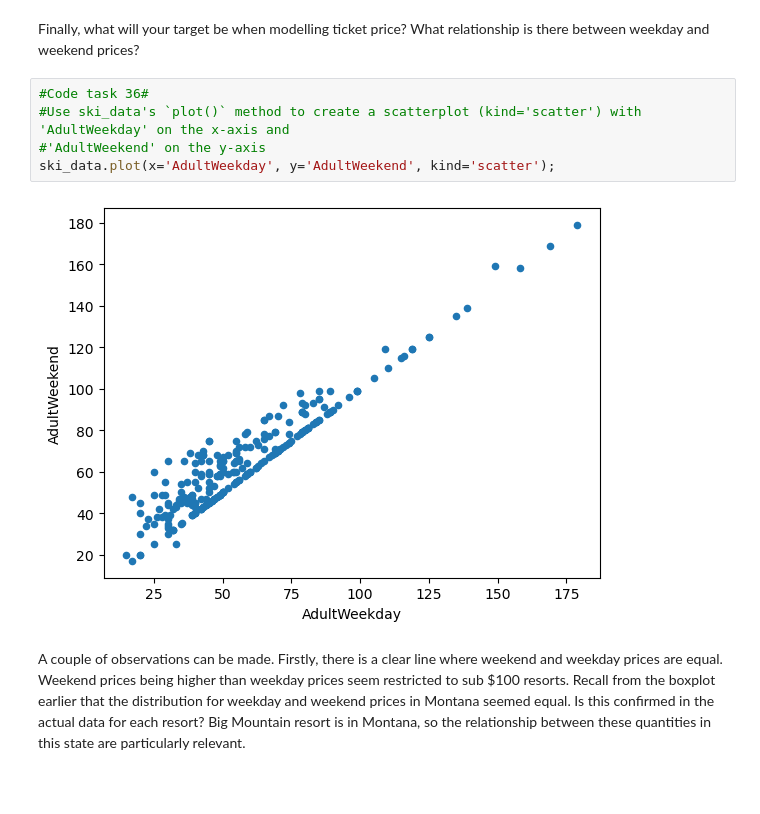
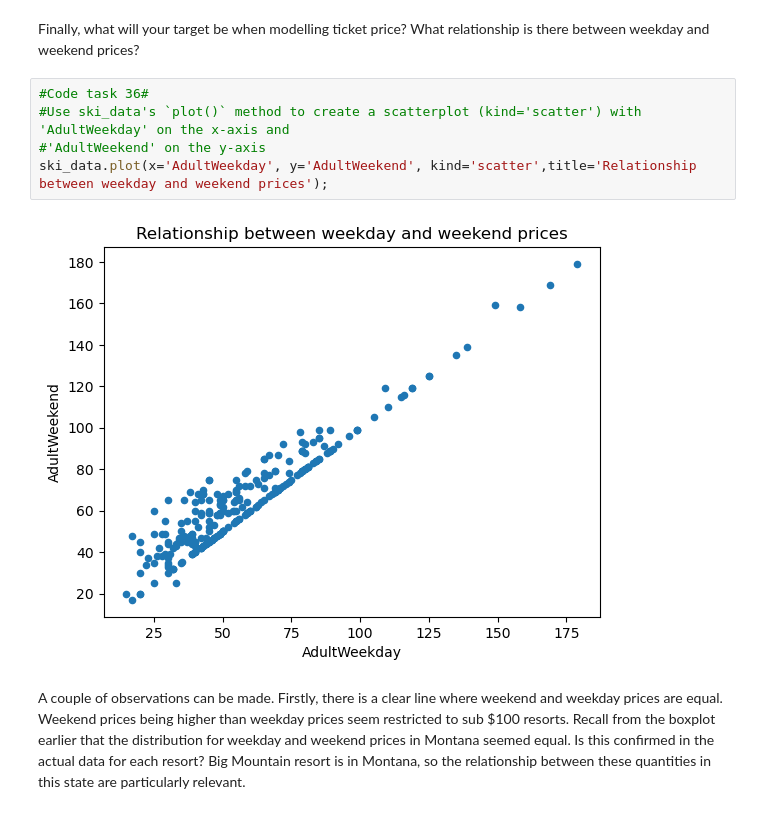
Before and after one commit to zxie9/DataScienceGuidedCapstone, a Jupyter notebook: Notebooks/02_data_wrangling.ipynb, the cells around one changed output. Drawn from its saved outputs; the diff is of its cells as text; blank space fills up the shorter version.

```diff
--- a/Notebooks/02_data_wrangling.ipynb
+++ b/Notebooks/02_data_wrangling.ipynb
@@ -910,10 +917,10 @@ Finally, what will your target be when modelling ticket price? What relationship
 # %%
 #Code task 36#
 #Use ski_data's `plot()` method to create a scatterplot (kind='scatter') with 'AdultWeekday' on the x-axis and
 #'AdultWeekend' on the y-axis
-ski_data.plot(x='AdultWeekday', y='AdultWeekend', kind='scatter');
+ski_data.plot(x='AdultWeekday', y='AdultWeekend', kind='scatter',title='Relationship between weekday and weekend prices');
 # %% [output]
-[figure, old version]
+[figure, new version]
 # %% [markdown]
 A couple of observations can be made. Firstly, there is a clear line where weekend and weekday prices are equal. Weekend prices being higher than weekday prices seem restricted to sub $100 resorts. Recall from the boxplot earlier that the distribution for weekday and weekend prices in Montana seemed equal. Is this confirmed in the actual data for each resort? Big Mountain resort is in Montana, so the relationship between these quantities in this state are particularly relevant.
 # %%
```
Also changed, not shown: parts of 4 cells of this notebook.
